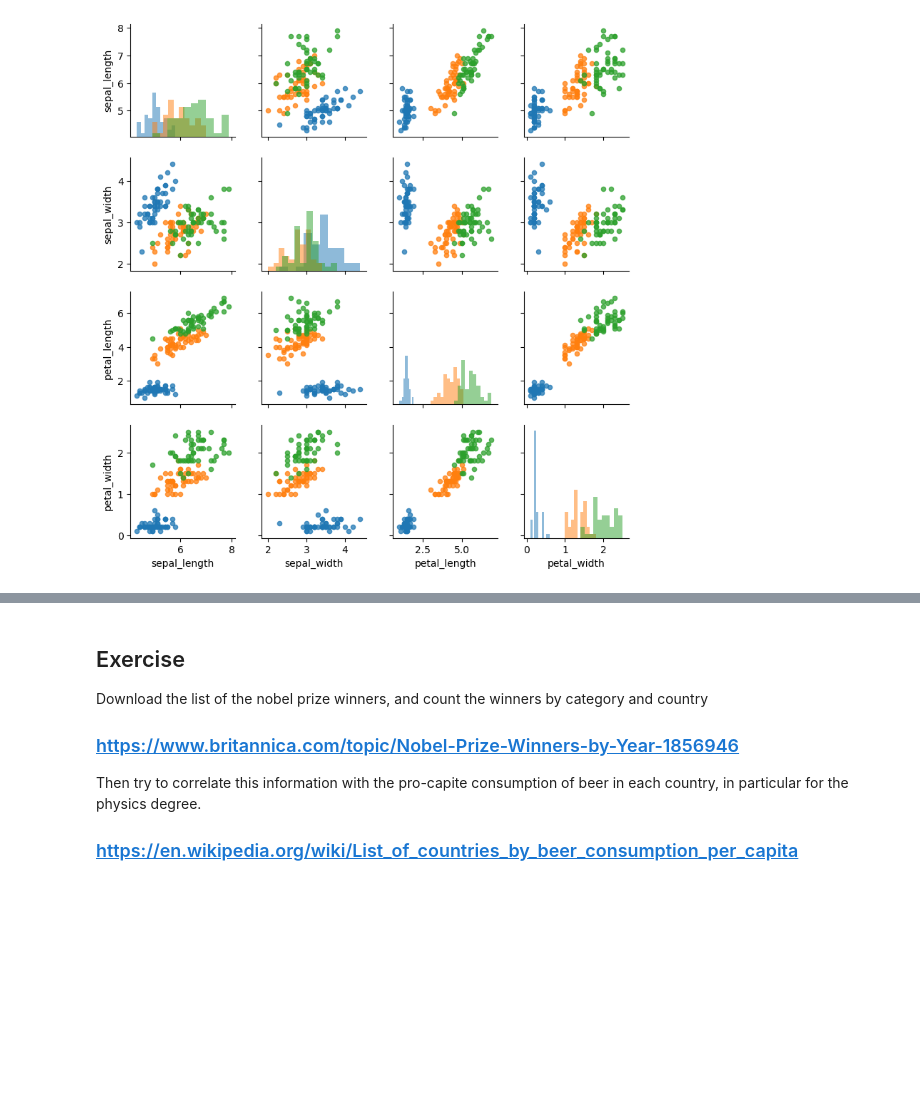
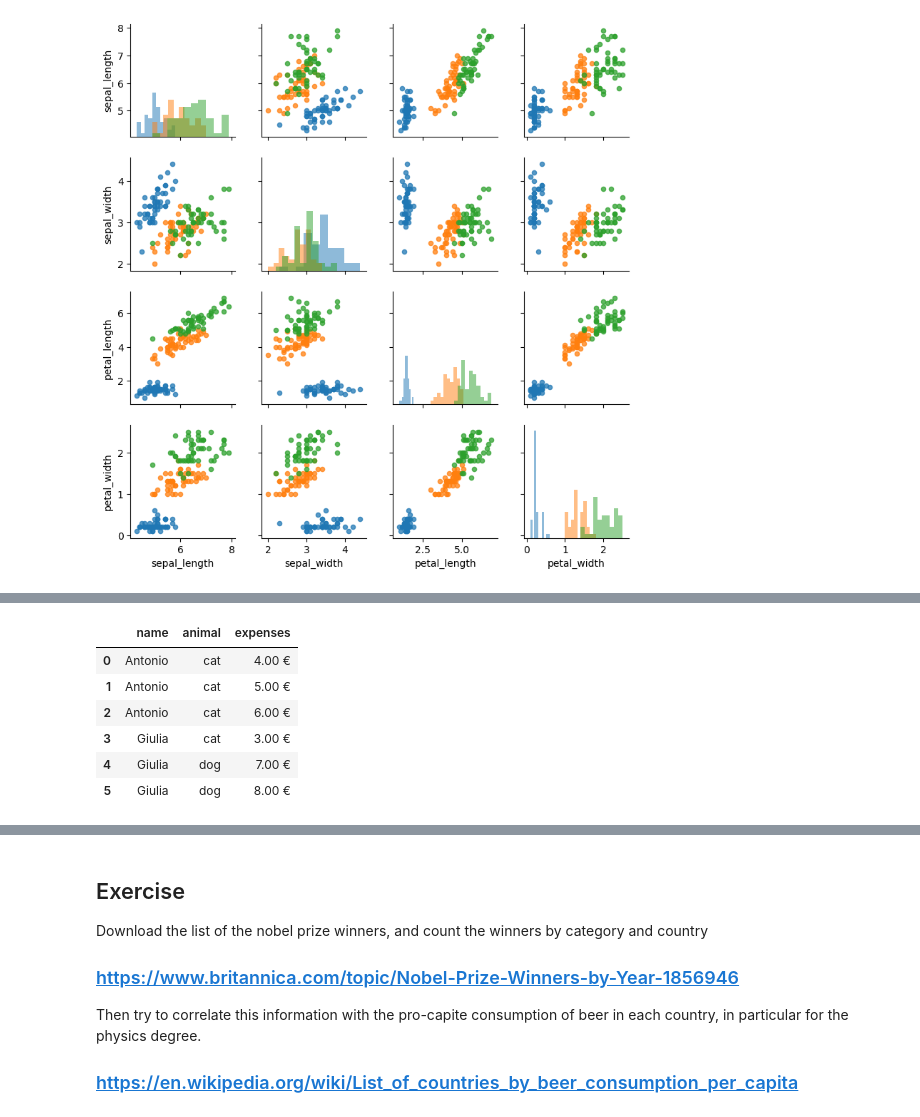
Before and after one commit to UniboDIFABiophysics/programmingCourseDIFA, a Jupyter notebook: Lesson_09_DataFrame_and_Pandas.ipynb, the cells around one changed output, grey strips where cells are left out. Cells and saved outputs as stored; diff of their text form; code cells hidden in the pictures; blank space fills up the shorter version.

```diff
--- a/Lesson_09_DataFrame_and_Pandas.ipynb
+++ b/Lesson_09_DataFrame_and_Pandas.ipynb
@@ -1233,0 +1351,11 @@ g.map_offdiag(plt.scatter, alpha=0.75, s=20);
+# %%
+# can format the content with format minilanguage and functions
+expenses.style.format({"expenses": "{:.2f} €", "name": str.title})
+# %% [output]
+|  | name | animal | expenses |
+| 0 | Antonio | cat | 4.00 € |
+| 1 | Antonio | cat | 5.00 € |
+| 2 | Antonio | cat | 6.00 € |
+| 3 | Giulia | cat | 3.00 € |
+| 4 | Giulia | dog | 7.00 € |
+| 5 | Giulia | dog | 8.00 € |
```
Also changed, not shown: parts of 14 cells of this notebook, 3 other files.
